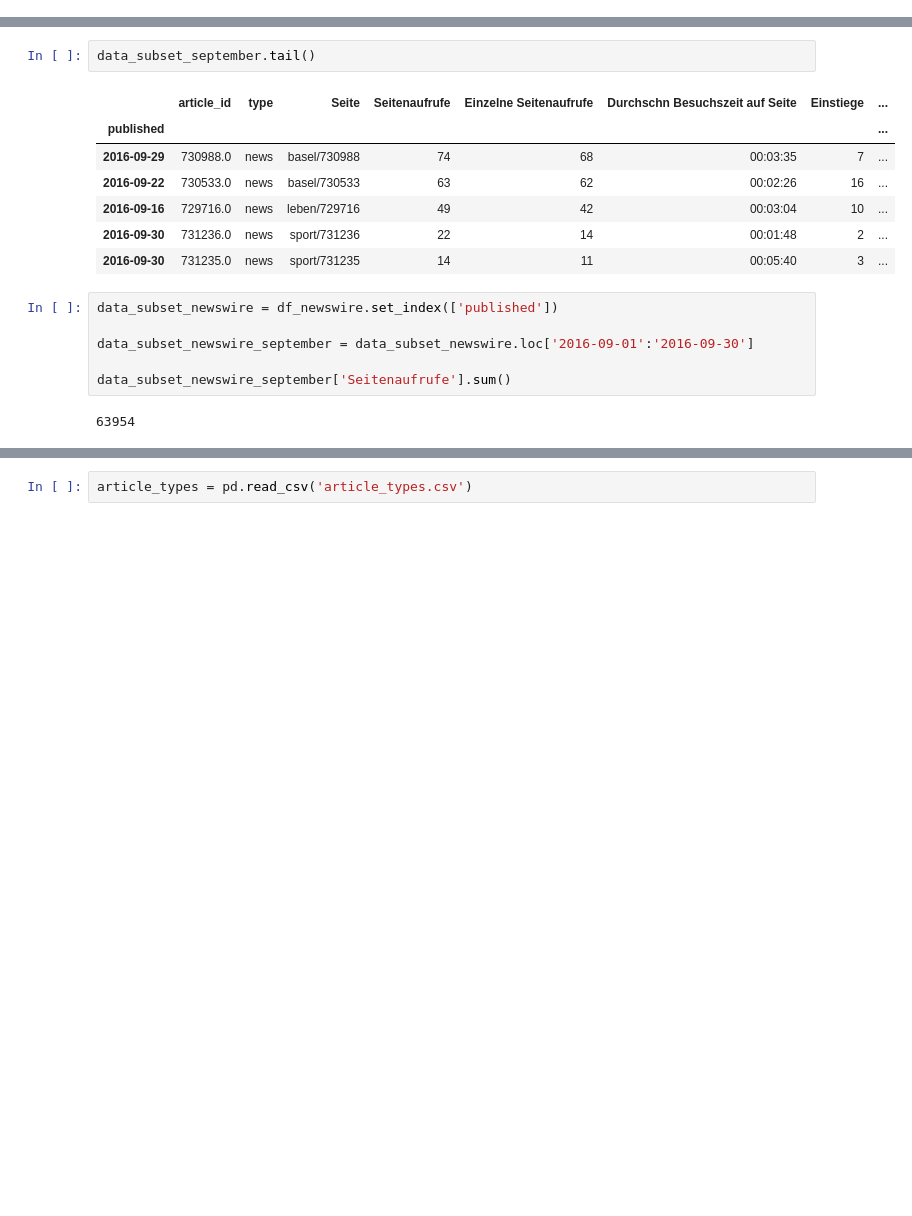
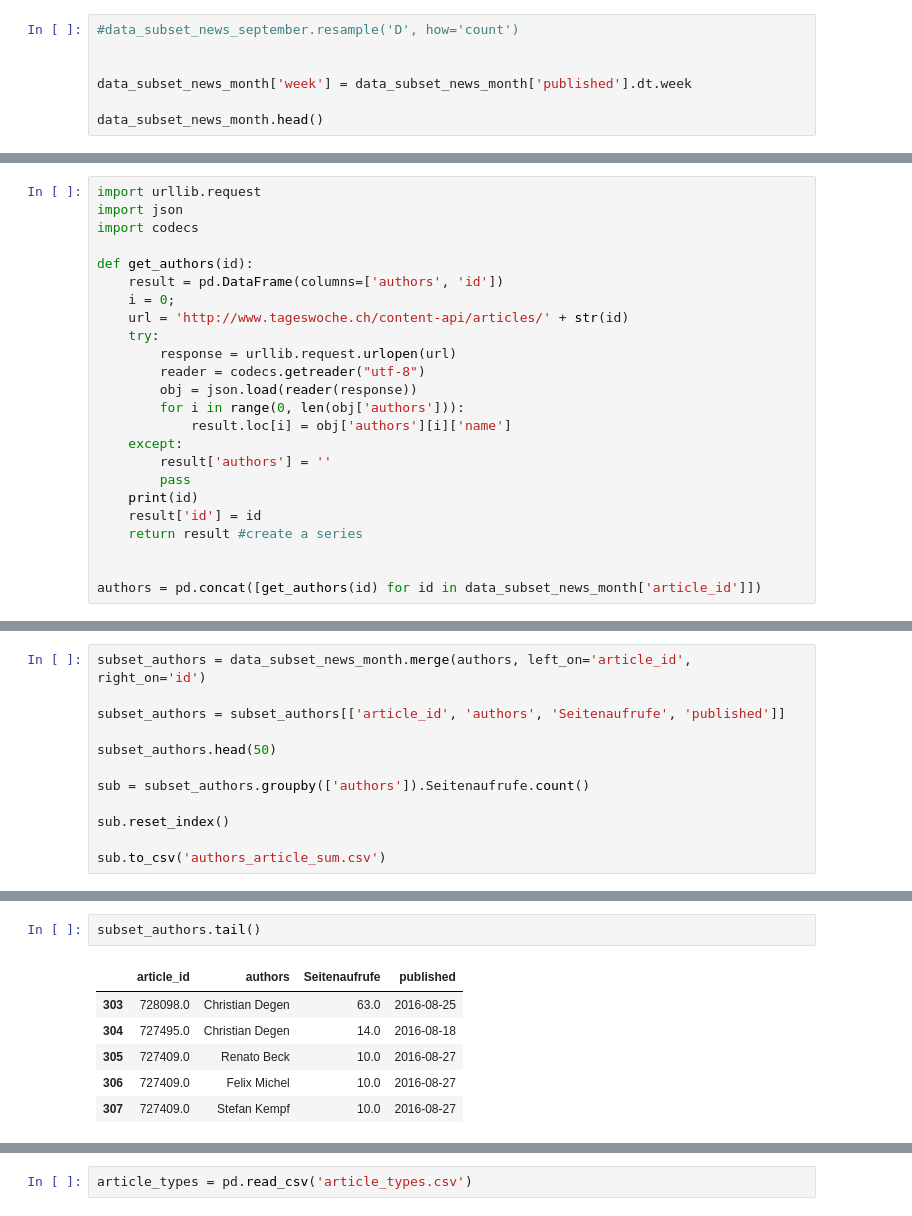
Before and after one commit to TagesWoche/analytics, a Jupyter notebook: Analytics_API_scrape.ipynb, the cells around one changed output, grey strips where cells are left out. Cells and saved outputs as stored; diff of their text form; blank space fills up the shorter version.

```diff
--- a/Analytics_API_scrape.ipynb
+++ b/Analytics_API_scrape.ipynb
@@ -258,0 +296,7 @@ Name: section, dtype: int64
+# %%
+#data_subset_news_september.resample('D', how='count')
+
+
+data_subset_news_month['week'] = data_subset_news_month['published'].dt.week
+
+data_subset_news_month.head()
@@ -258,0 +314,24 @@ Name: section, dtype: int64
+# %%
+import urllib.request
+import json
+import codecs
+
+def get_authors(id):
+    result = pd.DataFrame(columns=['authors', 'id'])
+    i = 0;
+    url = 'http://www.tageswoche.ch/content-api/articles/' + str(id)
+    try:
+        response = urllib.request.urlopen(url)
+        reader = codecs.getreader("utf-8")
+        obj = json.load(reader(response))
+        for i in range(0, len(obj['authors'])):
+            result.loc[i] = obj['authors'][i]['name']
+    except:
+        result['authors'] = ''
+        pass
+    print(id)
+    result['id'] = id
+    return result #create a series
+
+
+authors = pd.concat([get_authors(id) for id in data_subset_news_month['article_id']])
@@ -258,0 +356,12 @@ Name: section, dtype: int64
+# %%
+subset_authors = data_subset_news_month.merge(authors, left_on='article_id', right_on='id')
+
+subset_authors = subset_authors[['article_id', 'authors', 'Seitenaufrufe', 'published']]
+
+subset_authors.head(50)
+
+sub = subset_authors.groupby(['authors']).Seitenaufrufe.count()
+
+sub.reset_index()
+
+sub.to_csv('authors_article_sum.csv')
@@ -259,18 +404,9 @@ Name: section, dtype: int64
 # %%
-data_subset_september.tail()
+subset_authors.tail()
 # %% [output]
-|  | article_id | type | Seite | Seitenaufrufe | Einzelne Seitenaufrufe | Durchschn Besuchszeit auf Seite | Einstiege | ... |
-| published |  |  |  |  |  |  |  | ... |
-| 2016-09-29 | 730988.0 | news | basel/730988 | 74 | 68 | 00:03:35 | 7 | ... |
-| 2016-09-22 | 730533.0 | news | basel/730533 | 63 | 62 | 00:02:26 | 16 | ... |
-| 2016-09-16 | 729716.0 | news | leben/729716 | 49 | 42 | 00:03:04 | 10 | ... |
-| 2016-09-30 | 731236.0 | news | sport/731236 | 22 | 14 | 00:01:48 | 2 | ... |
-| 2016-09-30 | 731235.0 | news | sport/731235 | 14 | 11 | 00:05:40 | 3 | ... |
+|  | article_id | authors | Seitenaufrufe | published |
+| 303 | 728098.0 | Christian Degen | 63.0 | 2016-08-25 |
+| 304 | 727495.0 | Christian Degen | 14.0 | 2016-08-18 |
+| 305 | 727409.0 | Renato Beck | 10.0 | 2016-08-27 |
+| 306 | 727409.0 | Felix Michel | 10.0 | 2016-08-27 |
+| 307 | 727409.0 | Stefan Kempf | 10.0 | 2016-08-27 |
-# %%
-data_subset_newswire = df_newswire.set_index(['published'])
-
-data_subset_newswire_september = data_subset_newswire.loc['2016-09-01':'2016-09-30']
-
-data_subset_newswire_september['Seitenaufrufe'].sum()
-# %% [output]
-63954
```
Also changed, not shown: parts of 30 cells of this notebook, 15 other files.
